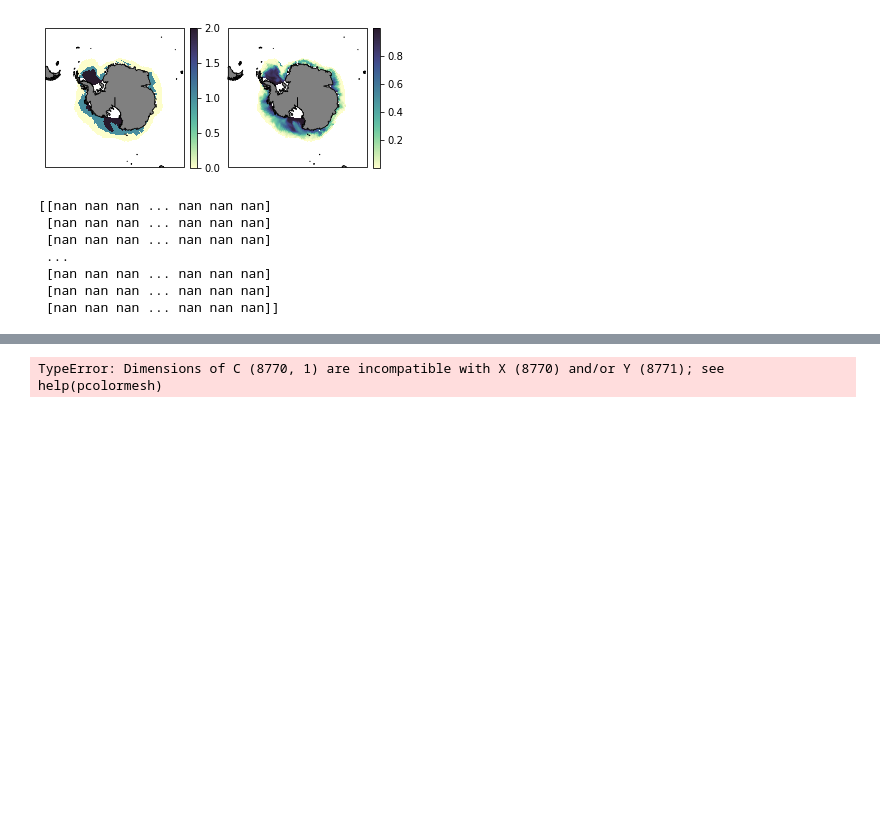
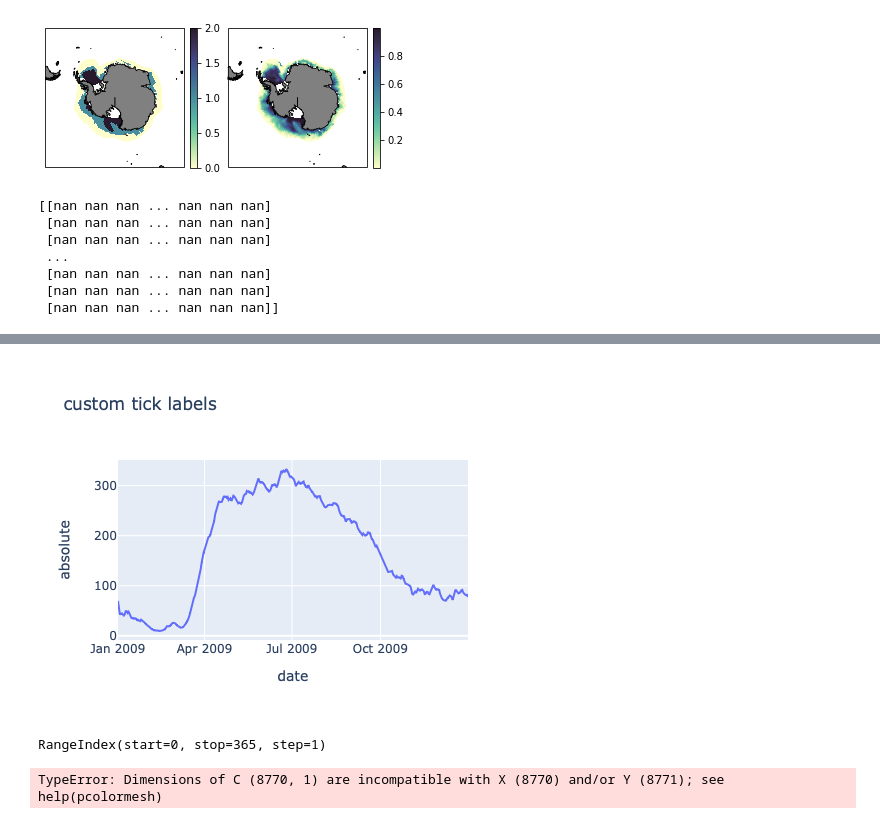
Before and after one commit to NoahDay/sea-ice-classification, a Jupyter notebook: unsupervised-classification.ipynb, the cells around one changed output, grey strips where cells are left out. Drawn from its saved outputs; the diff is of its cells as text; code cells hidden in the pictures; blank space fills up the shorter version.

```diff
--- a/unsupervised-classification.ipynb
+++ b/unsupervised-classification.ipynb
@@ -769,0 +769,10 @@ print(effective_miz_width_array.mean(axis=1))
+# %%
+#not any(sic_1580_idx)
+#savepath
+X_temp = np.empty((n_days,4))
+X_temp[:,0] = miz_width_array[day_vec,:].mean(axis=1)/1000
+X_temp[:,1] = effective_miz_width_array[day_vec,:].mean(axis=1)/1000
+X_temp[:,2] = sic_width_array[day_vec,:].mean(axis=1)/1000
+df_mizWidthsMean = pd.DataFrame(X_temp, columns = ['date', 'absolute', 'effective', 'sic'])#,'date'])
+df_mizWidthsMean['date'] = unique_dates[day_vec]
+df_mizWidthsMean
@@ -786,3 +848,17 @@ plt.savefig(savepath+'miz_width.png', dpi = 300)
+# %%
+df = px.data.stocks()
+fig = px.line(df_mizWidthsMean, x="date", y=df_mizWidthsMean.absolute,
+              hover_data={"date": "|%B %d, %Y"},
+              title='custom tick labels')
+#fig.update_xaxes(
+#    dtick="M1",
+#    tickformat="%b\n%Y")
+fig.show()
+#df_mizWidthsMean.columns
+print(line_deviation.index)
+# %% [output]
+[figure, added]
+RangeIndex(start=0, stop=365, step=1)
 # %%
 #print(k.shape)
 
```
Also changed, not shown: parts of 12 cells of this notebook.
